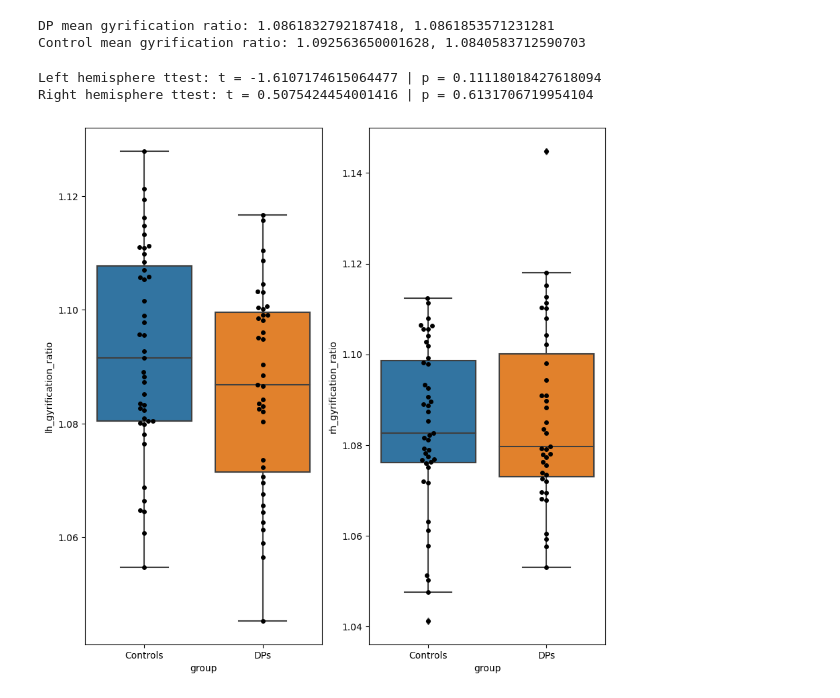
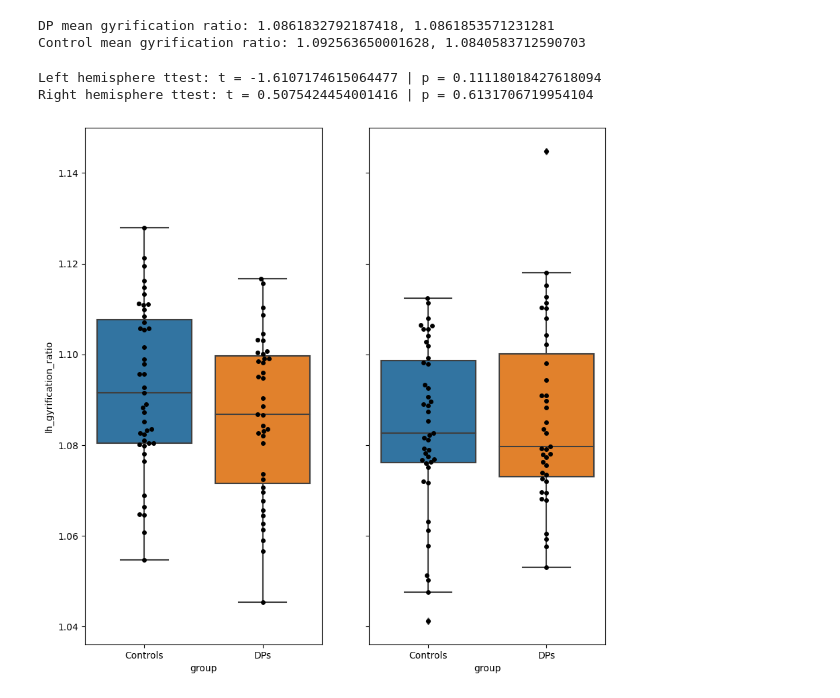
Before and after one commit to b-parker/CNL_scalpel, a Jupyter notebook: notebooks/curvature_difference.ipynb, the cells around one changed output. Cells and saved outputs as stored; diff of their text form; code cells hidden in the pictures.

```diff
--- a/notebooks/curvature_difference.ipynb
+++ b/notebooks/curvature_difference.ipynb
@@ -110,15 +95,15 @@ lh_ttest = ttest_ind(gyr_ratio[gyr_ratio['group'] == 'DPs']['lh_gyrification_rat
 rh_ttest = ttest_ind(gyr_ratio[gyr_ratio['group'] == 'DPs']['rh_gyrification_ratio'].tolist(), gyr_ratio[gyr_ratio['group'] == 'Controls']['rh_gyrification_ratio'].tolist())
 # %%
 
-fig, ax = plt.subplots(figsize = (10, 10), nrows = 1, ncols = 2)
+fig, ax = plt.subplots(figsize = (10, 10), nrows = 1, ncols = 2, sharey=True)
 sns.swarmplot(x = 'group', y = 'lh_gyrification_ratio', data = gyr_ratio, ax=ax[0], color='black')
 sns.boxplot(x = 'group', y = 'lh_gyrification_ratio', data = gyr_ratio, ax=ax[0])
 sns.swarmplot(x = 'group', y = 'rh_gyrification_ratio', data = gyr_ratio, ax=ax[1], color='black')
 sns.boxplot(x = 'group', y = 'rh_gyrification_ratio', data = gyr_ratio, ax=ax[1])
 
 print(f"Left hemisphere ttest: t = {lh_ttest[0]} | p = {lh_ttest[1]}")
 print(f"Right hemisphere ttest: t = {rh_ttest[0]} | p = {rh_ttest[1]}")
 # %% [output]
 Left hemisphere ttest: t = -1.6107174615064477 | p = 0.11118018427618094
 Right hemisphere ttest: t = 0.5075424454001416 | p = 0.6131706719954104
-[figure, old version]
+[figure, new version]
```
Also changed, not shown: parts of 1 cell of this notebook.
